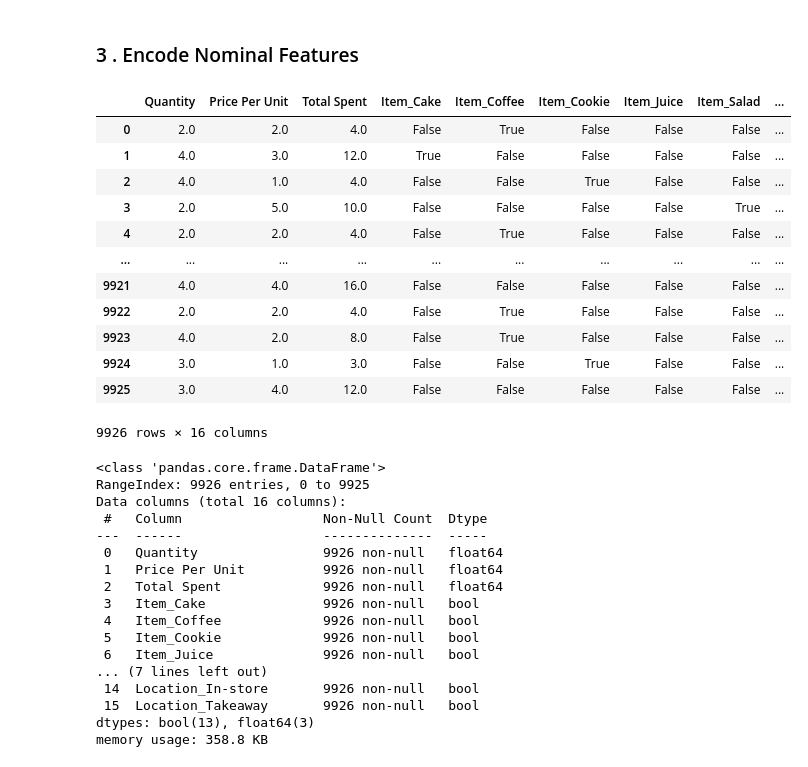
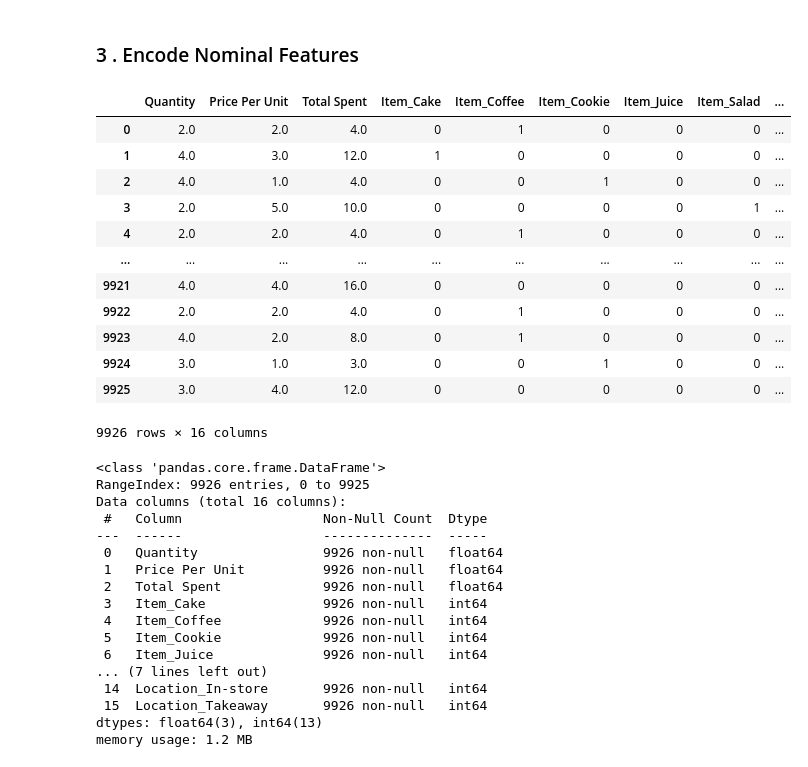
Before and after one commit to Naveen-Dilsh/Cafe_Sales_EDA, a Jupyter notebook: 3_feature_encoding.ipynb, the cells around one changed output. Drawn from its saved outputs; the diff is of its cells as text; code cells hidden in the pictures.

```diff
--- a/3_feature_encoding.ipynb
+++ b/3_feature_encoding.ipynb
@@ -24,33 +24,33 @@ Ordinal_Features = [] # There is no ordinal features because those features does
 # %% [markdown]
 ### 3 . Encode Nominal Features
 # %%
-Item_dummies = pd.get_dummies(df["Item"],prefix="Item")
-Payment_Method_dummies = pd.get_dummies(df["Payment Method"], prefix="Payment")
-Location_dummies = pd.get_dummies(df["Location"], prefix="Location")
+Item_dummies = pd.get_dummies(df["Item"], prefix="Item", dtype=int)
+Payment_Method_dummies = pd.get_dummies(df["Payment Method"], prefix="Payment", dtype=int)
+Location_dummies = pd.get_dummies(df["Location"], prefix="Location", dtype=int)
 
 df_encoded = pd.concat([df,Item_dummies ],axis = 1)
 del df_encoded["Item"]
 
 df_encoded = pd.concat([df_encoded,Payment_Method_dummies ],axis = 1)
 del df_encoded["Payment Method"]
 
 df_encoded = pd.concat([df_encoded,Location_dummies ],axis = 1)
 del df_encoded["Location"]
 
 df_encoded
 # %% [output]
 |  | Quantity | Price Per Unit | Total Spent | Item_Cake | Item_Coffee | Item_Cookie | Item_Juice | Item_Salad | ... |
-| 0 | 2.0 | 2.0 | 4.0 | False | True | False | False | False | ... |
-| 1 | 4.0 | 3.0 | 12.0 | True | False | False | False | False | ... |
-| 2 | 4.0 | 1.0 | 4.0 | False | False | True | False | False | ... |
-| 3 | 2.0 | 5.0 | 10.0 | False | False | False | False | True | ... |
-| 4 | 2.0 | 2.0 | 4.0 | False | True | False | False | False | ... |
+| 0 | 2.0 | 2.0 | 4.0 | 0 | 1 | 0 | 0 | 0 | ... |
+| 1 | 4.0 | 3.0 | 12.0 | 1 | 0 | 0 | 0 | 0 | ... |
+| 2 | 4.0 | 1.0 | 4.0 | 0 | 0 | 1 | 0 | 0 | ... |
+| 3 | 2.0 | 5.0 | 10.0 | 0 | 0 | 0 | 0 | 1 | ... |
+| 4 | 2.0 | 2.0 | 4.0 | 0 | 1 | 0 | 0 | 0 | ... |
 | ... | ... | ... | ... | ... | ... | ... | ... | ... | ... |
-| 9921 | 4.0 | 4.0 | 16.0 | False | False | False | False | False | ... |
-| 9922 | 2.0 | 2.0 | 4.0 | False | True | False | False | False | ... |
-| 9923 | 4.0 | 2.0 | 8.0 | False | True | False | False | False | ... |
-| 9924 | 3.0 | 1.0 | 3.0 | False | False | True | False | False | ... |
-| 9925 | 3.0 | 4.0 | 12.0 | False | False | False | False | False | ... |
+| 9921 | 4.0 | 4.0 | 16.0 | 0 | 0 | 0 | 0 | 0 | ... |
+| 9922 | 2.0 | 2.0 | 4.0 | 0 | 1 | 0 | 0 | 0 | ... |
+| 9923 | 4.0 | 2.0 | 8.0 | 0 | 1 | 0 | 0 | 0 | ... |
+| 9924 | 3.0 | 1.0 | 3.0 | 0 | 0 | 1 | 0 | 0 | ... |
+| 9925 | 3.0 | 4.0 | 12.0 | 0 | 0 | 0 | 0 | 0 | ... |
 9926 rows × 16 columns
 # %%
 df_encoded.info()
@@ -63,14 +63,14 @@ Data columns (total 16 columns):
  0   Quantity                9926 non-null   float64
  1   Price Per Unit          9926 non-null   float64
  2   Total Spent             9926 non-null   float64
- 3   Item_Cake               9926 non-null   bool
- 4   Item_Coffee             9926 non-null   bool
- 5   Item_Cookie             9926 non-null   bool
- 6   Item_Juice              9926 non-null   bool
+ 3   Item_Cake               9926 non-null   int64
+ 4   Item_Coffee             9926 non-null   int64
+ 5   Item_Cookie             9926 non-null   int64
+ 6   Item_Juice              9926 non-null   int64
 ... (7 lines left out)
- 14  Location_In-store       9926 non-null   bool
- 15  Location_Takeaway       9926 non-null   bool
-dtypes: bool(13), float64(3)
-memory usage: 358.8 KB
+ 14  Location_In-store       9926 non-null   int64
+ 15  Location_Takeaway       9926 non-null   int64
+dtypes: float64(3), int64(13)
+memory usage: 1.2 MB
 # %%
 df_encoded.to_csv("data/processed/Cafe_sales_feature_encoded.csv",index=False)
```
Also changed, not shown: 9 other files.
